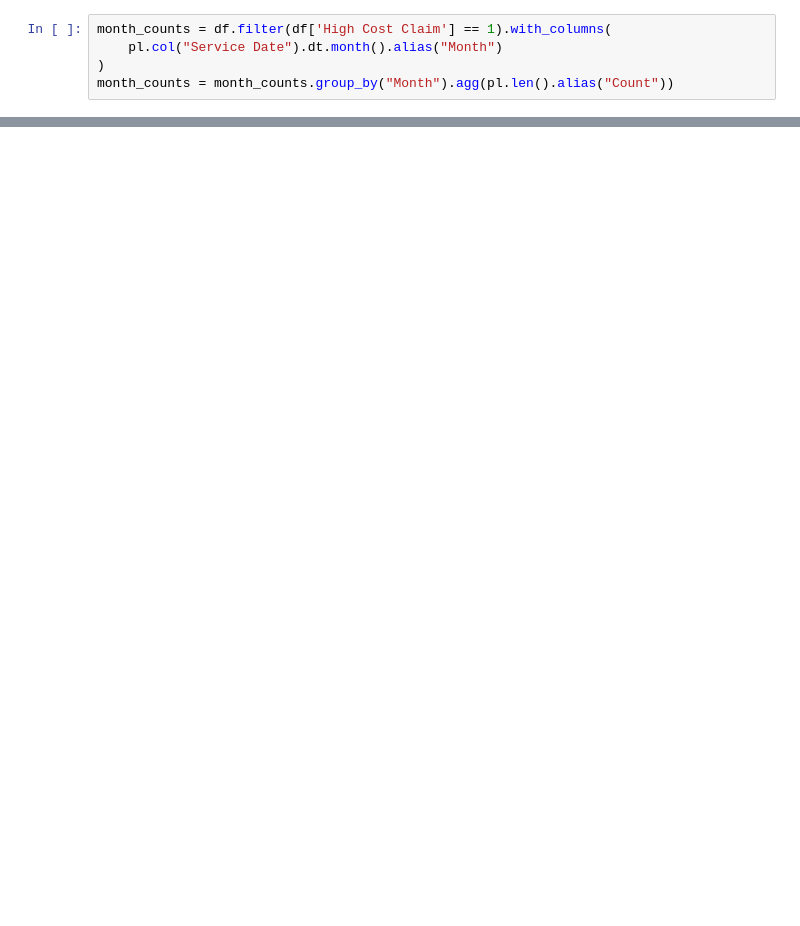
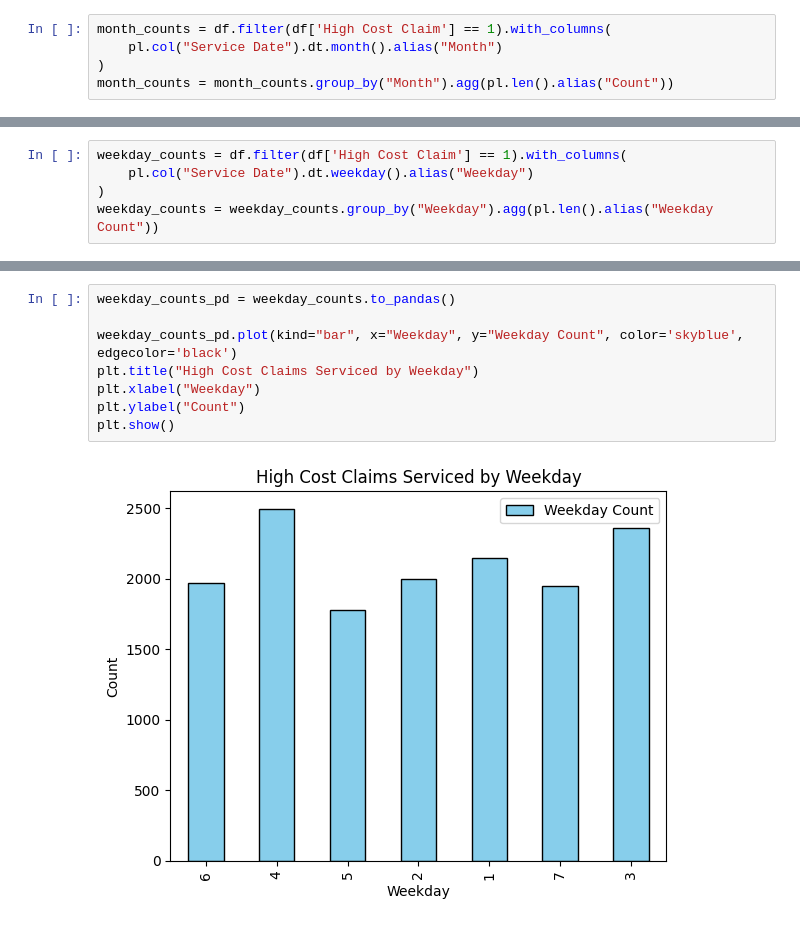
Before and after one commit to Joe-TheBro/DSU-Data-Competition-Spring2025, a Jupyter notebook: eda.ipynb, the cells around one changed output, grey strips where cells are left out. Drawn from its saved outputs; the diff is of its cells as text; blank space fills up the shorter version.

```diff
--- a/eda.ipynb
+++ b/eda.ipynb
@@ -177,0 +188,5 @@ plt.show()
+# %%
+weekday_counts = df.filter(df['High Cost Claim'] == 1).with_columns(
+    pl.col("Service Date").dt.weekday().alias("Weekday")
+)
+weekday_counts = weekday_counts.group_by("Weekday").agg(pl.len().alias("Weekday Count"))
@@ -177,0 +206,10 @@ plt.show()
+# %%
+weekday_counts_pd = weekday_counts.to_pandas()
+
+weekday_counts_pd.plot(kind="bar", x="Weekday", y="Weekday Count", color='skyblue', edgecolor='black')
+plt.title("High Cost Claims Serviced by Weekday")
+plt.xlabel("Weekday")
+plt.ylabel("Count")
+plt.show()
+# %% [output]
+[figure, added]
```
Also changed, not shown: parts of 9 cells of this notebook.
